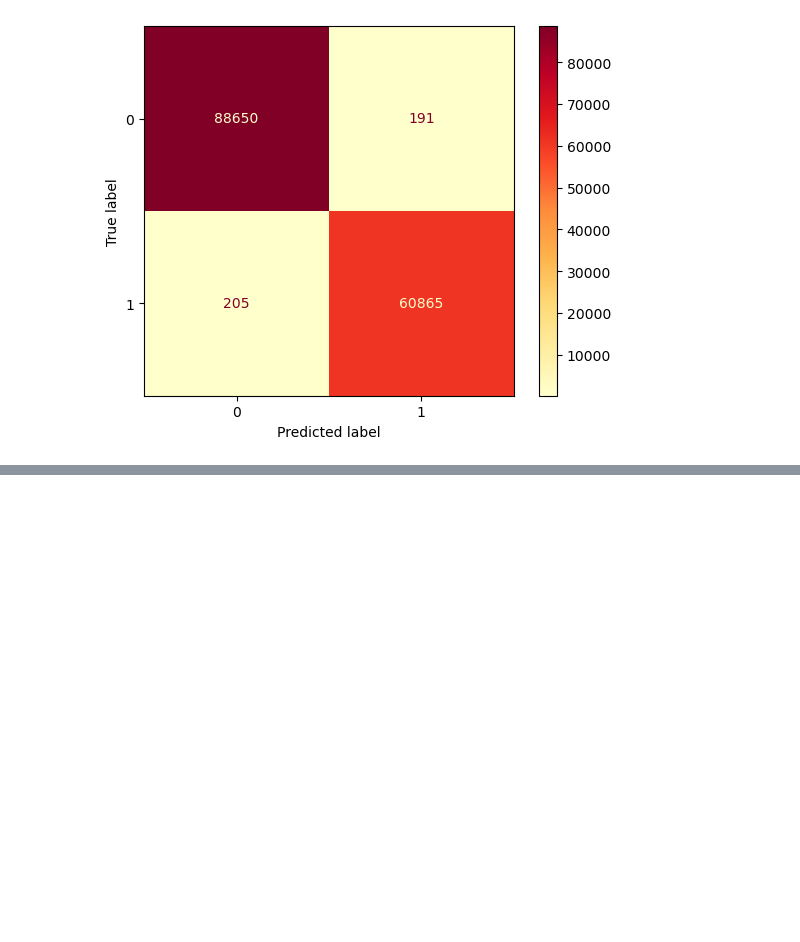
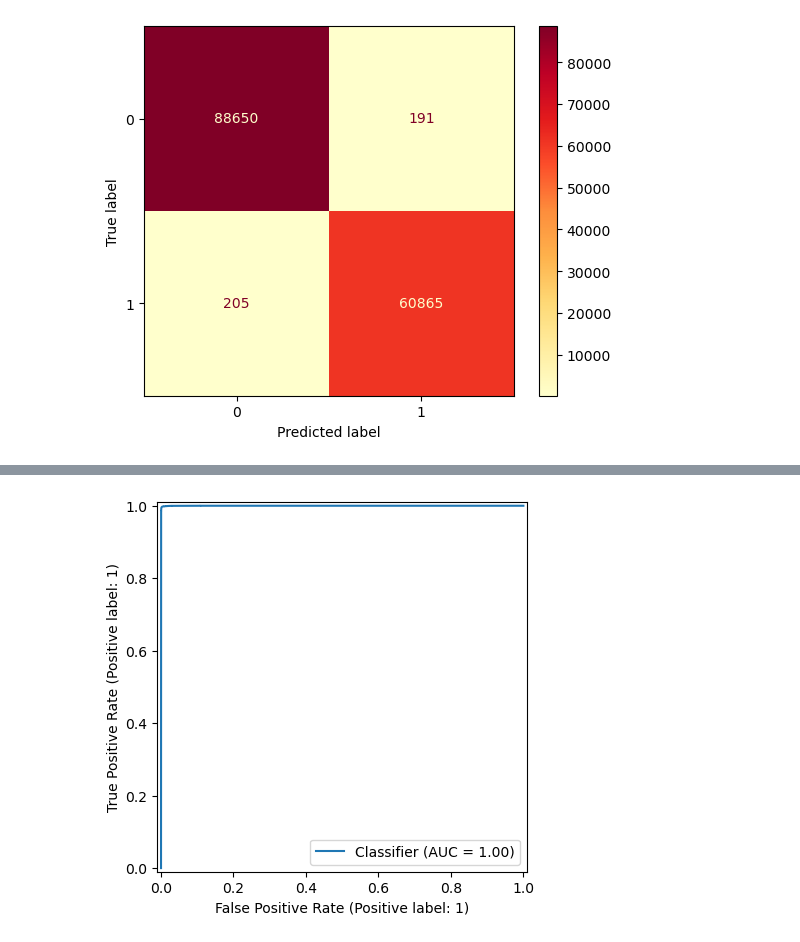
Before and after one commit to Eakempreet/ATAS_Project, a Jupyter notebook: notebooks/03_hit_classifier/03_hit_classifier.ipynb, the cells around one changed output, grey strips where cells are left out. Cells and saved outputs as stored; diff of their text form; code cells hidden in the pictures; blank space fills up the shorter version.

```diff
--- a/notebooks/03_hit_classifier/03_hit_classifier.ipynb
+++ b/notebooks/03_hit_classifier/03_hit_classifier.ipynb
@@ -1742,0 +1813,8 @@ unnecessary evasion but the pilot survives.
+# %%
+# 2nd optional method
+from sklearn.metrics import RocCurveDisplay
+
+RocCurveDisplay.from_predictions(y_test, y_test_pred_probas)
+plt.show();
+# %% [output]
+[figure, added]
```
Also changed, not shown: parts of 6 cells of this notebook.
